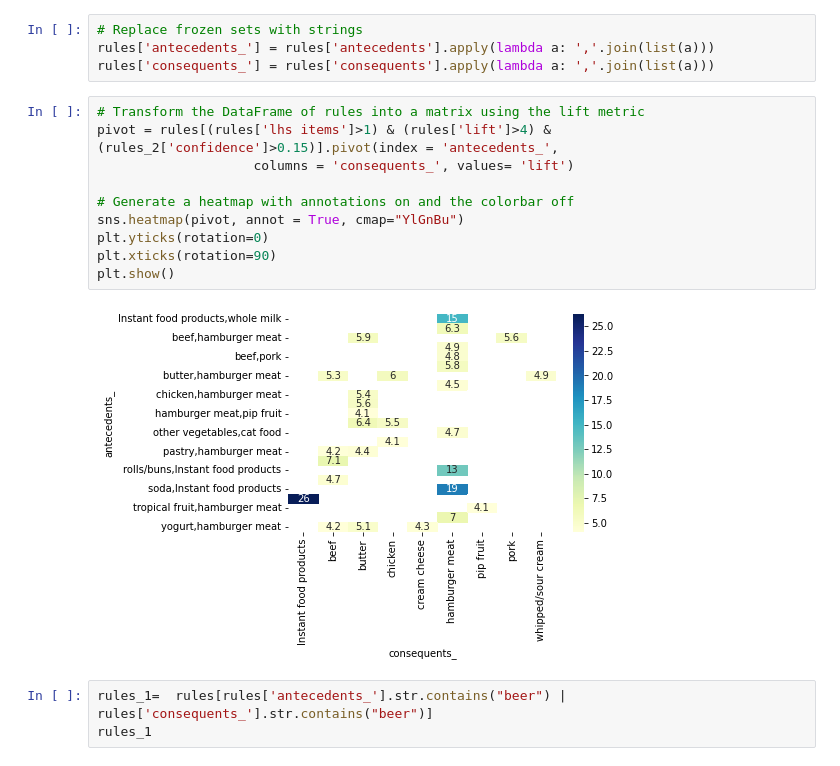
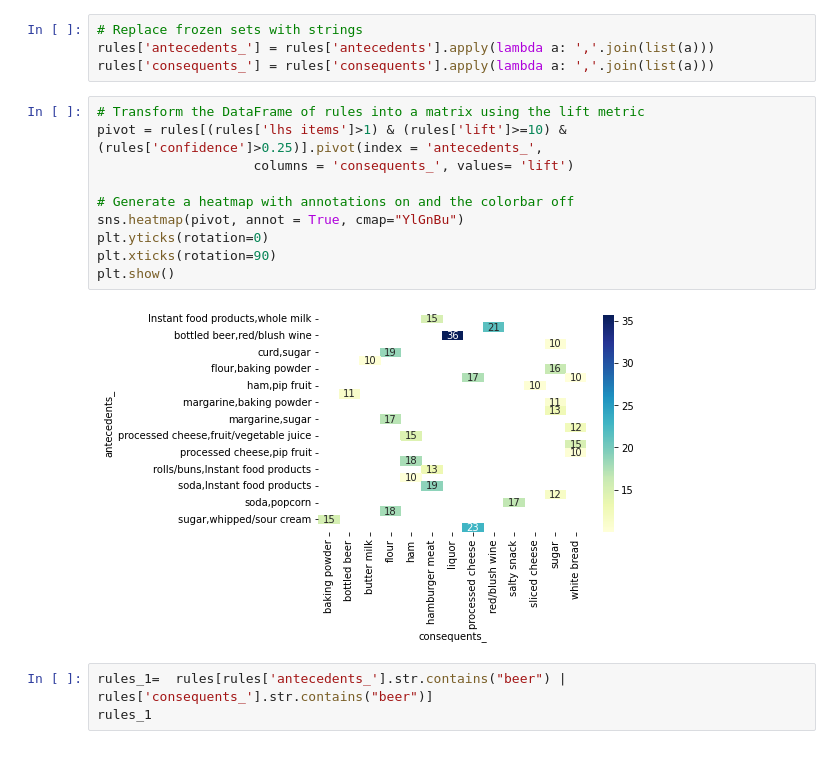
Before and after one commit to GlenRodriguez/EjemploCestaCompra, a Jupyter notebook: Basket.ipynb, the cells around one changed output. Cells and saved outputs as stored; diff of their text form.

```diff
--- a/Basket.ipynb
+++ b/Basket.ipynb
@@ -58,16 +58,16 @@ rules['antecedents_'] = rules['antecedents'].apply(lambda a: ','.join(list(a)))
 rules['consequents_'] = rules['consequents'].apply(lambda a: ','.join(list(a)))
 # %%
 # Transform the DataFrame of rules into a matrix using the lift metric
-pivot = rules[(rules['lhs items']>1) & (rules['lift']>4) & (rules_2['confidence']>0.15)].pivot(index = 'antecedents_',
+pivot = rules[(rules['lhs items']>1) & (rules['lift']>=10) & (rules['confidence']>0.25)].pivot(index = 'antecedents_',
                     columns = 'consequents_', values= 'lift')
 
 # Generate a heatmap with annotations on and the colorbar off
 sns.heatmap(pivot, annot = True, cmap="YlGnBu")
 plt.yticks(rotation=0)
 plt.xticks(rotation=90)
 plt.show()
 # %% [output]
-[figure, old version]
+[figure, new version]
 # %%
 rules_1=  rules[rules['antecedents_'].str.contains("beer") | rules['consequents_'].str.contains("beer")]
 rules_1
```
